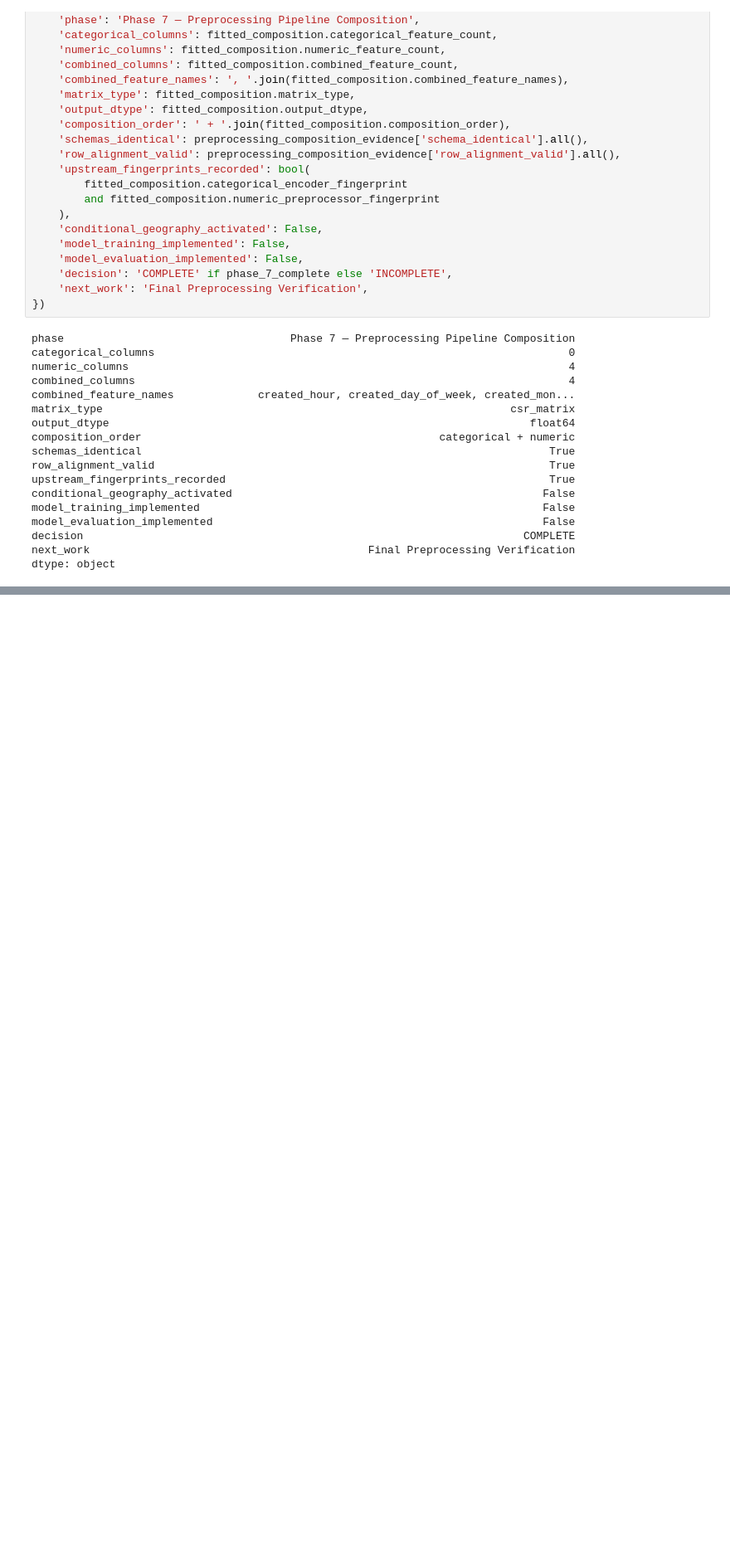
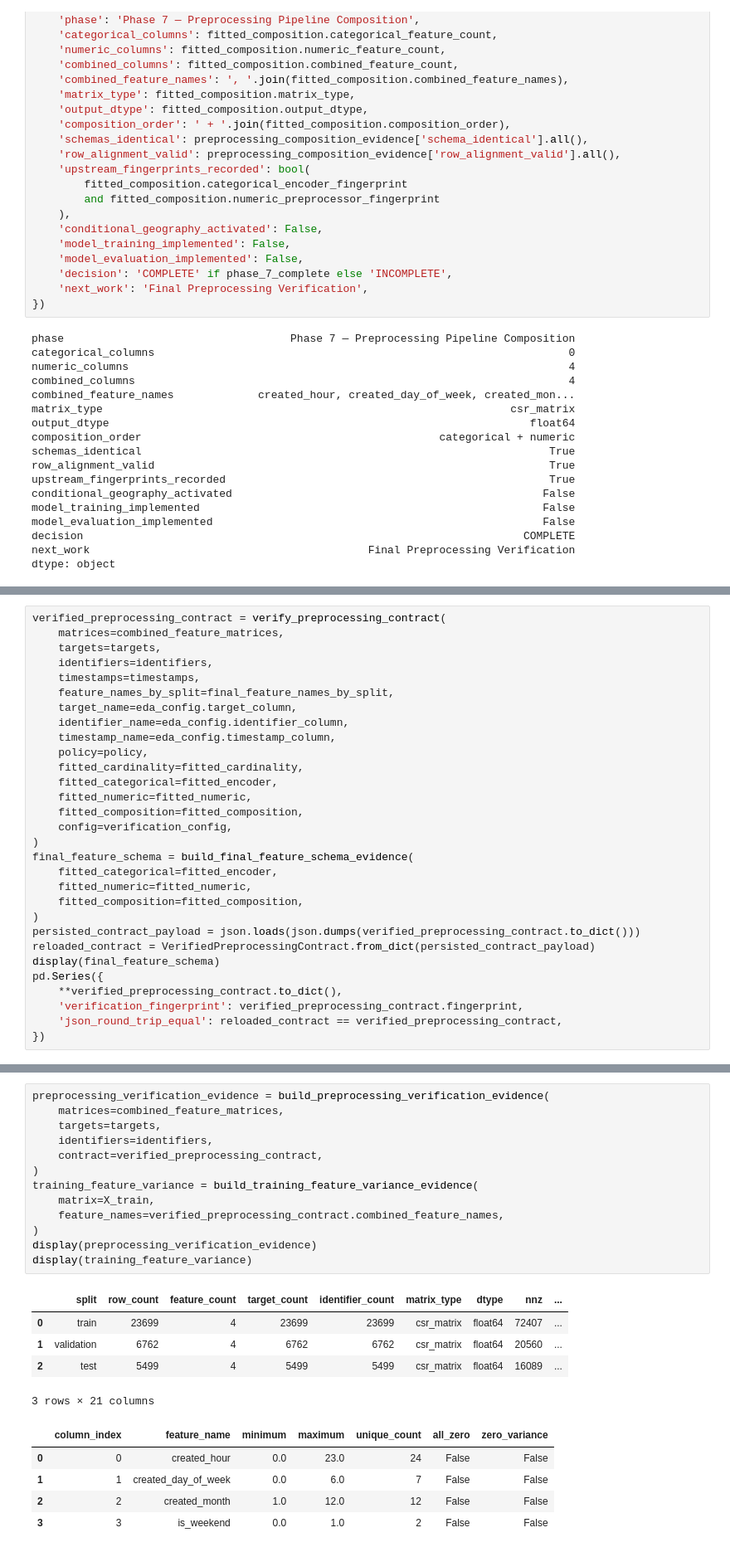
Before and after one commit to mmubashir95/urban-operations-intelligence-platform, a Jupyter notebook: notebooks/11_feature_engineering_and_preprocessing.ipynb, the cells around one changed output, grey strips where cells are left out. Shown at 83% size. Saved outputs shown, nothing was run; the diff lists cells and outputs as text; blank space fills up the shorter version.

Commit message:
Implement Phase 8 preprocessing verification

```diff
--- a/notebooks/11_feature_engineering_and_preprocessing.ipynb
+++ b/notebooks/11_feature_engineering_and_preprocessing.ipynb
@@ -1735,0 +1822,30 @@ dtype: object
+# %%
+verified_preprocessing_contract = verify_preprocessing_contract(
+    matrices=combined_feature_matrices,
+    targets=targets,
+    identifiers=identifiers,
+    timestamps=timestamps,
+    feature_names_by_split=final_feature_names_by_split,
+    target_name=eda_config.target_column,
+    identifier_name=eda_config.identifier_column,
+    timestamp_name=eda_config.timestamp_column,
+    policy=policy,
+    fitted_cardinality=fitted_cardinality,
+    fitted_categorical=fitted_encoder,
+    fitted_numeric=fitted_numeric,
+    fitted_composition=fitted_composition,
+    config=verification_config,
+)
+final_feature_schema = build_final_feature_schema_evidence(
+    fitted_categorical=fitted_encoder,
+    fitted_numeric=fitted_numeric,
+    fitted_composition=fitted_composition,
+)
+persisted_contract_payload = json.loads(json.dumps(verified_preprocessing_contract.to_dict()))
+reloaded_contract = VerifiedPreprocessingContract.from_dict(persisted_contract_payload)
+display(final_feature_schema)
+pd.Series({
+    **verified_preprocessing_contract.to_dict(),
+    'verification_fingerprint': verified_preprocessing_contract.fingerprint,
+    'json_round_trip_equal': reloaded_contract == verified_preprocessing_contract,
+})
@@ -1735,0 +1879,24 @@ dtype: object
+# %%
+preprocessing_verification_evidence = build_preprocessing_verification_evidence(
+    matrices=combined_feature_matrices,
+    targets=targets,
+    identifiers=identifiers,
+    contract=verified_preprocessing_contract,
+)
+training_feature_variance = build_training_feature_variance_evidence(
+    matrix=X_train,
+    feature_names=verified_preprocessing_contract.combined_feature_names,
+)
+display(preprocessing_verification_evidence)
+display(training_feature_variance)
+# %% [output]
+|  | split | row_count | feature_count | target_count | identifier_count | matrix_type | dtype | nnz | ... |
+| 0 | train | 23699 | 4 | 23699 | 23699 | csr_matrix | float64 | 72407 | ... |
+| 1 | validation | 6762 | 4 | 6762 | 6762 | csr_matrix | float64 | 20560 | ... |
+| 2 | test | 5499 | 4 | 5499 | 5499 | csr_matrix | float64 | 16089 | ... |
+3 rows × 21 columns
+|  | column_index | feature_name | minimum | maximum | unique_count | all_zero | zero_variance |
+| 0 | 0 | created_hour | 0.0 | 23.0 | 24 | False | False |
+| 1 | 1 | created_day_of_week | 0.0 | 6.0 | 7 | False | False |
+| 2 | 2 | created_month | 1.0 | 12.0 | 12 | False | False |
+| 3 | 3 | is_weekend | 0.0 | 1.0 | 2 | False | False |
```
Also changed, not shown: parts of 11 cells of this notebook, 11 other files.
